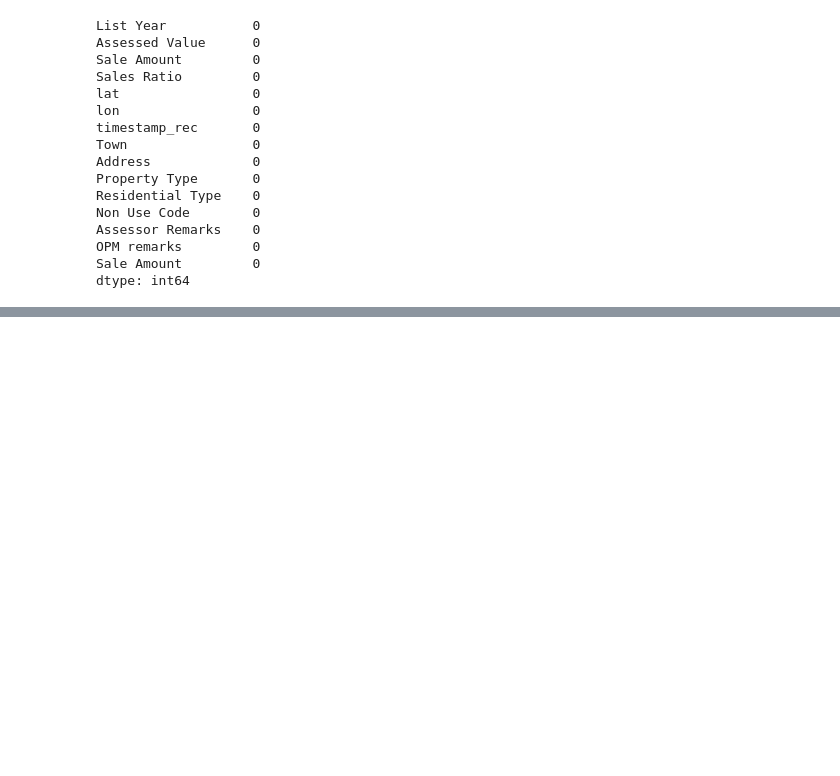
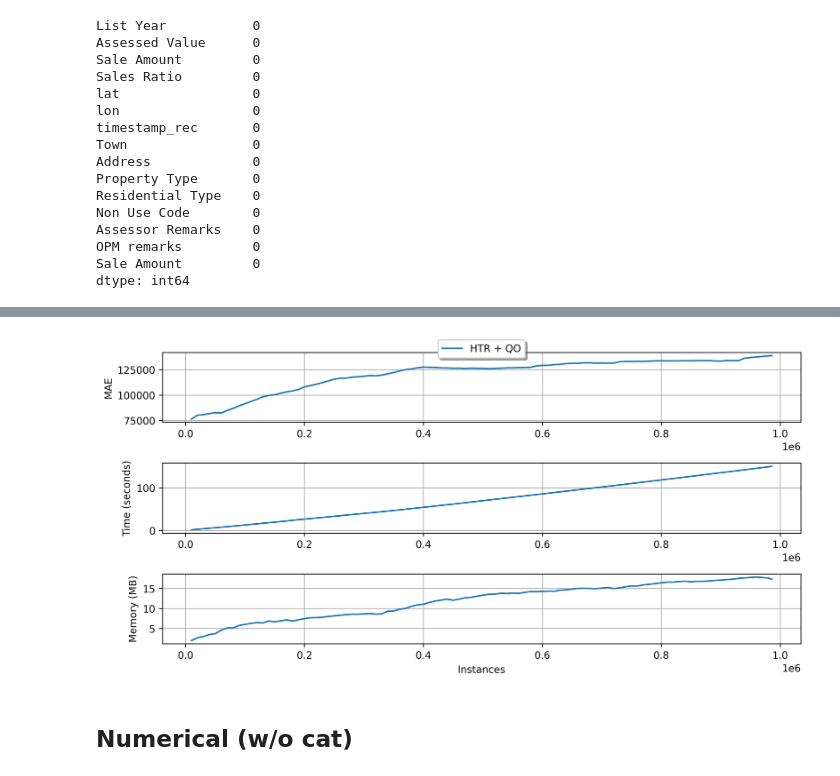
Before and after one commit to sequential-parameter-optimization/spotRiver, a Jupyter notebook: notebooks/03_spotriver_eval.ipynb, the cells around one changed output, grey strips where cells are left out. Drawn from its saved outputs; the diff is of its cells as text; code cells hidden in the pictures; blank space fills up the shorter version.

```diff
--- a/notebooks/03_spotriver_eval.ipynb
+++ b/notebooks/03_spotriver_eval.ipynb
@@ -396,0 +440,27 @@ df.head()
+# %%
+dataset = opm_cat_dataset
+# %%
+import numbers
+from river import compose
+from river import linear_model
+from river import preprocessing
+
+num = compose.SelectType(numbers.Number) | preprocessing.StandardScaler()
+#cat = compose.SelectType(str) | preprocessing.OneHotEncoder()
+cat = compose.SelectType(str) | preprocessing.FeatureHasher(n_features=100, seed=1)
+lin_model = (num + cat) | linear_model.LinearRegression
+
+res_cat = eval_oml_iter_progressive(
+    dataset = dataset,
+    step = 10000,
+    verbose = True,
+    metric = metrics.MAE(),
+    models =
+    {
+        "HTR + QO": (
+             (num + cat) | tree.HoeffdingTreeRegressor(
+                splitter=tree.splitter.QOSplitter()
+            )
+        ),
+    }
+)
@@ -396,0 +485,6 @@ df.head()
+# %%
+plot_oml_iter_progressive(res_cat)
+# %% [output]
+[figure, added]
+# %% [markdown]
+## Numerical (w/o cat)
```
Also changed, not shown: parts of 11 cells of this notebook, 1 other file.
